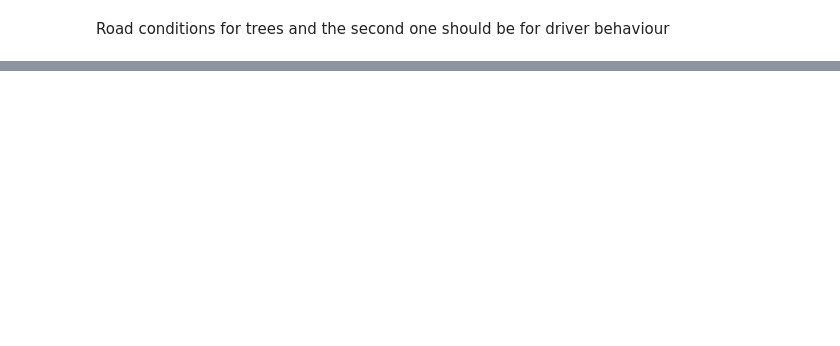
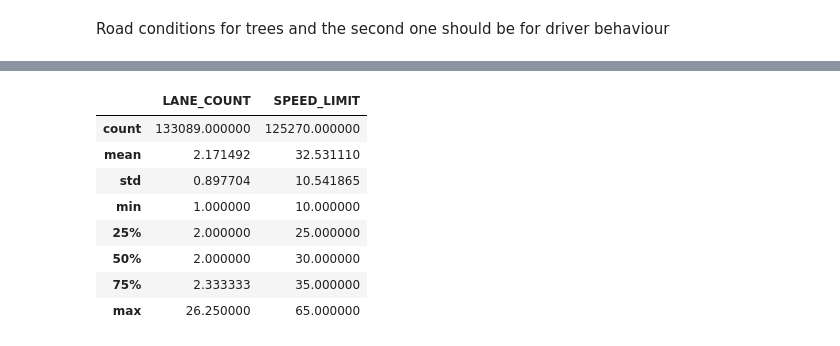
Before and after one commit to plant123456/Datathon, a Jupyter notebook: Data-2.ipynb, the cells around one changed output, grey strips where cells are left out. Drawn from its saved outputs; the diff is of its cells as text; code cells hidden in the pictures; blank space fills up the shorter version.

```diff
--- a/Data-2.ipynb
+++ b/Data-2.ipynb
@@ -528,0 +702,24 @@ Road conditions for trees and the second one should be for driver behaviour
+# %%
+# Calculate the mean and standard deviation of the LANE_COUNT column
+median_lane_count = roadway_variables['LANE_COUNT'].median()
+std_lane_count = roadway_variables['LANE_COUNT'].std()
+
+# Calculate the lower and upper bounds for outliers
+lower_bound = median_lane_count - 3 * std_lane_count
+upper_bound = median_lane_count + 3 * std_lane_count
+
+# Replace outliers with mean value
+roadway_variables.loc[roadway_variables['LANE_COUNT'] < lower_bound, 'LANE_COUNT'] = median_lane_count
+roadway_variables.loc[roadway_variables['LANE_COUNT'] > upper_bound, 'LANE_COUNT'] = median_lane_count
+# %%
+roadway_variables.describe()
+# %% [output]
+|  | LANE_COUNT | SPEED_LIMIT |
+| count | 133089.000000 | 125270.000000 |
+| mean | 2.171492 | 32.531110 |
+| std | 0.897704 | 10.541865 |
+| min | 1.000000 | 10.000000 |
+| 25% | 2.000000 | 25.000000 |
+| 50% | 2.000000 | 30.000000 |
+| 75% | 2.333333 | 35.000000 |
+| max | 26.250000 | 65.000000 |
```
Also changed, not shown: parts of 9 cells of this notebook.
